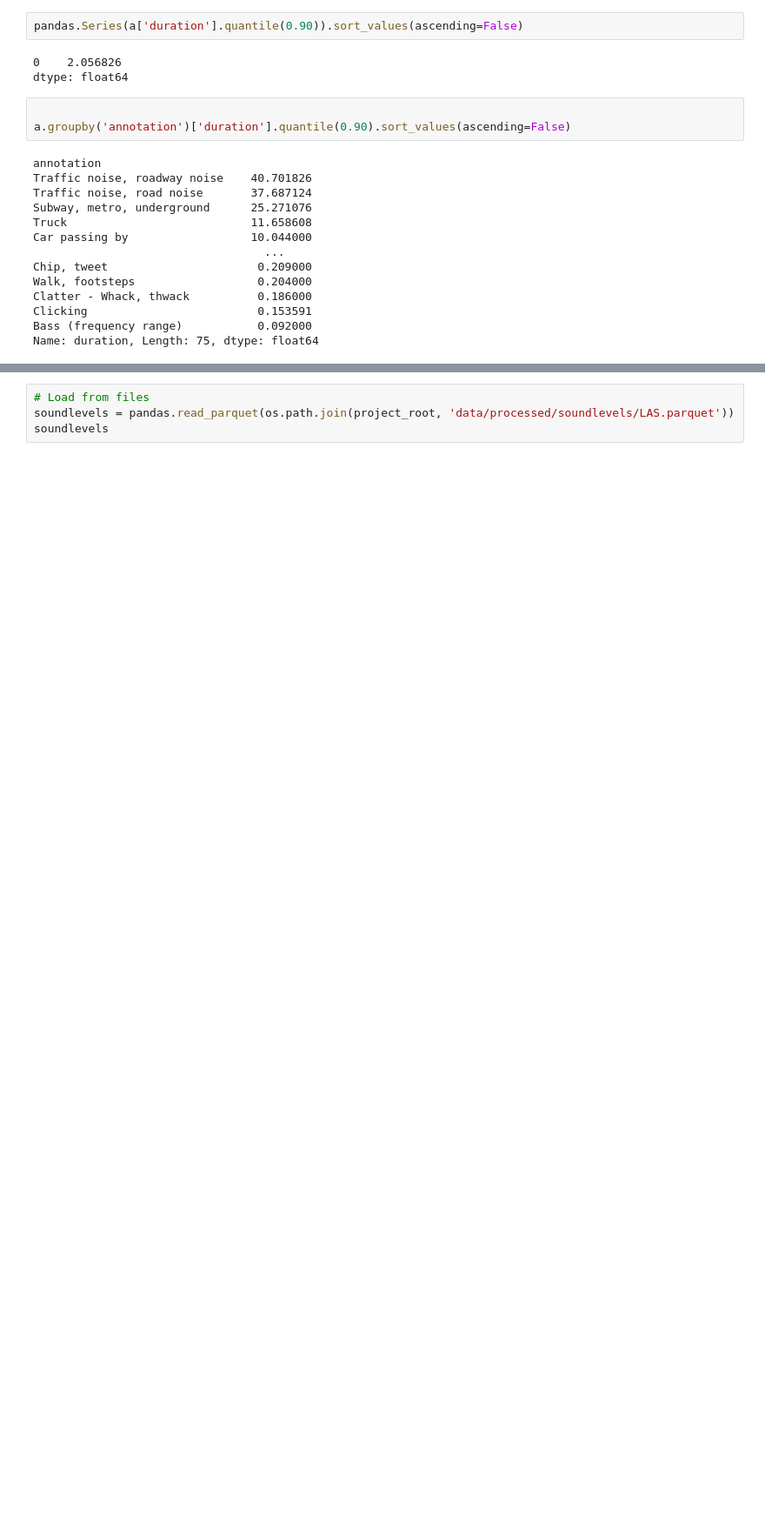
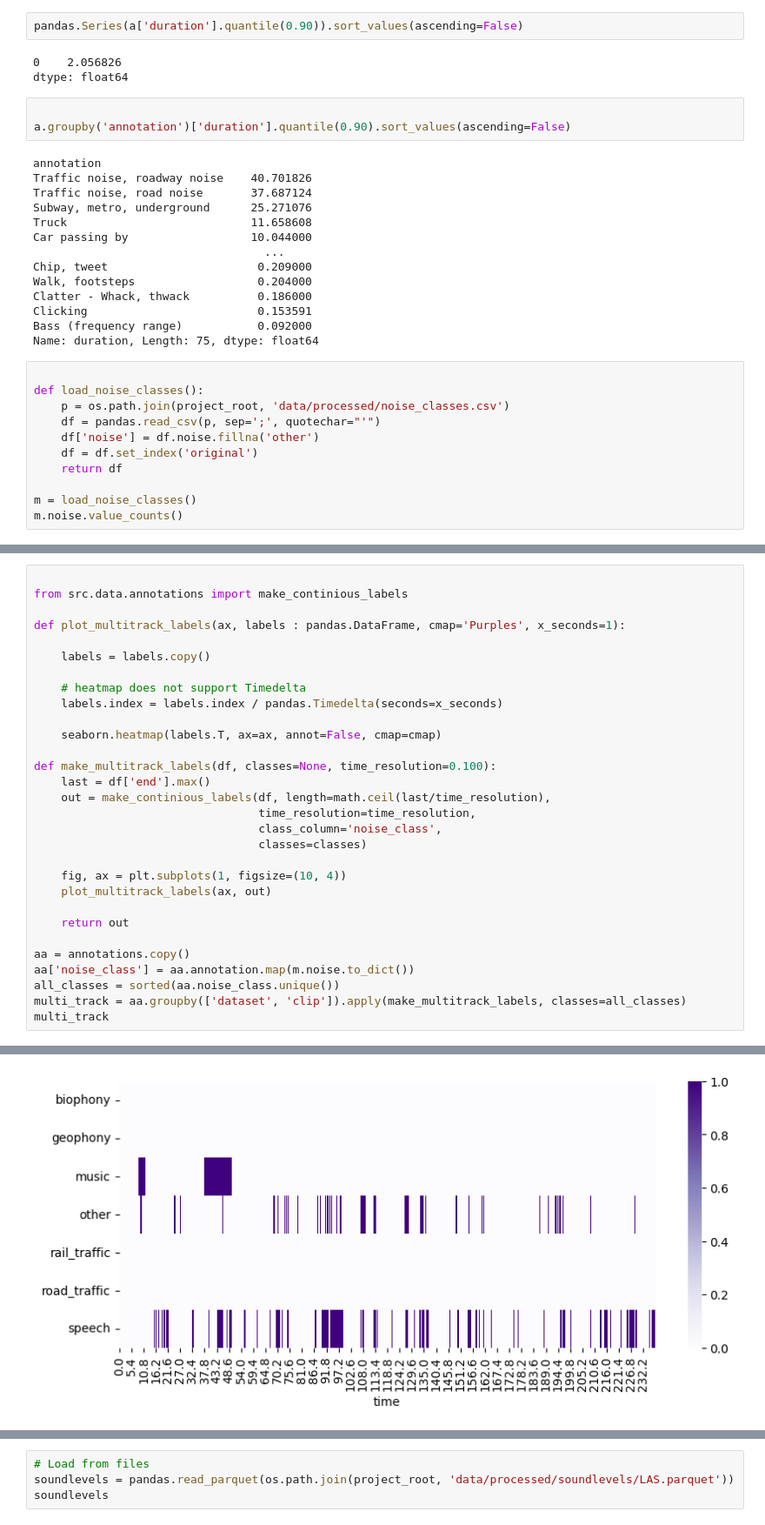
Before and after one commit to jonnor/dominant-sound, a Jupyter notebook: notebooks/AnnotationsEDA.ipynb, the cells around one changed output, grey strips where cells are left out. Shown at 87% size. Cells and saved outputs as stored; diff of their text form; blank space fills up the shorter version.

Commit message:
Some work on creating label tracks

```diff
--- a/notebooks/AnnotationsEDA.ipynb
+++ b/notebooks/AnnotationsEDA.ipynb
@@ -106,3 +106,14 @@ Clatter - Whack, thwack          0.186000
 Clicking                         0.153591
 Bass (frequency range)           0.092000
 Name: duration, Length: 75, dtype: float64
+# %%
+
+def load_noise_classes():
+    p = os.path.join(project_root, 'data/processed/noise_classes.csv')
+    df = pandas.read_csv(p, sep=';', quotechar="'")
+    df['noise'] = df.noise.fillna('other')
+    df = df.set_index('original')
+    return df
+
+m = load_noise_classes()
+m.noise.value_counts()
@@ -108,0 +129,31 @@ Name: duration, Length: 75, dtype: float64
+# %%
+
+from src.data.annotations import make_continious_labels
+
+def plot_multitrack_labels(ax, labels : pandas.DataFrame, cmap='Purples', x_seconds=1):
+
+    labels = labels.copy()
+
+    # heatmap does not support Timedelta
+    labels.index = labels.index / pandas.Timedelta(seconds=x_seconds)
+
+    seaborn.heatmap(labels.T, ax=ax, annot=False, cmap=cmap)
+
+def make_multitrack_labels(df, classes=None, time_resolution=0.100):
+    last = df['end'].max()
+    out = make_continious_labels(df, length=math.ceil(last/time_resolution),
+                                 time_resolution=time_resolution,
+                                 class_column='noise_class',
+                                 classes=classes)
+
+    fig, ax = plt.subplots(1, figsize=(10, 4))
+    plot_multitrack_labels(ax, out)
+
+    return out
+
+aa = annotations.copy()
+aa['noise_class'] = aa.annotation.map(m.noise.to_dict())
+all_classes = sorted(aa.noise_class.unique())
+multi_track = aa.groupby(['dataset', 'clip']).apply(make_multitrack_labels, classes=all_classes)
+multi_track
+# %% [output]
@@ -108,0 +174 @@ Name: duration, Length: 75, dtype: float64
+[figure, added]
```
Also changed, not shown: parts of 7 cells of this notebook, 3 other files.
